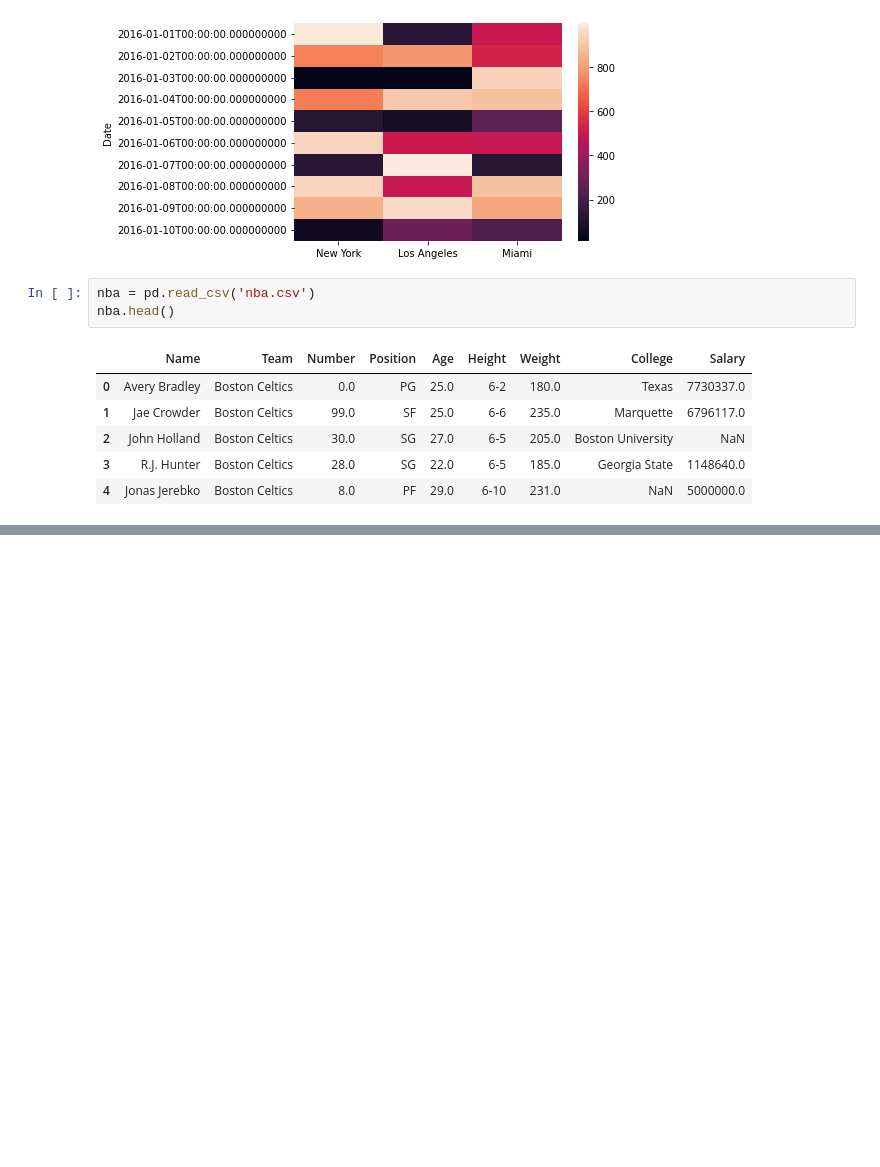
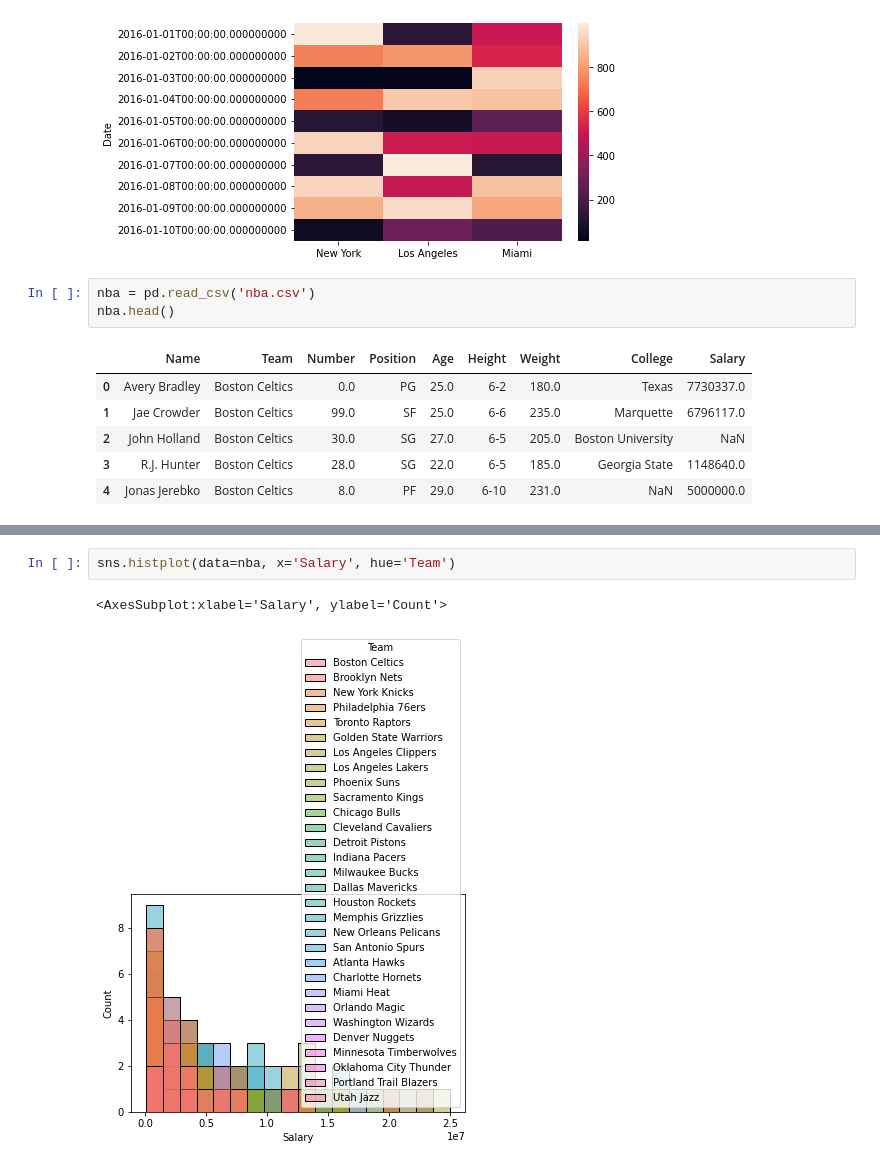
Before and after one commit to JanataZZ/Pandas-Numpy, a Jupyter notebook: Data Visualization.ipynb, the cells around one changed output, grey strips where cells are left out. Drawn from its saved outputs; the diff is of its cells as text; blank space fills up the shorter version.

Commit message:
Data Visualization

```diff
--- a/Data Visualization.ipynb
+++ b/Data Visualization.ipynb
@@ -85,0 +86,5 @@ sns.kdeplot(data=nba['Age'],shade=True)
+# %%
+sns.histplot(data=nba, x='Salary', hue='Team')
+# %% [output]
+<AxesSubplot:xlabel='Salary', ylabel='Count'>
+[figure, added]
```
Also changed, not shown: parts of 12 cells of this notebook.
